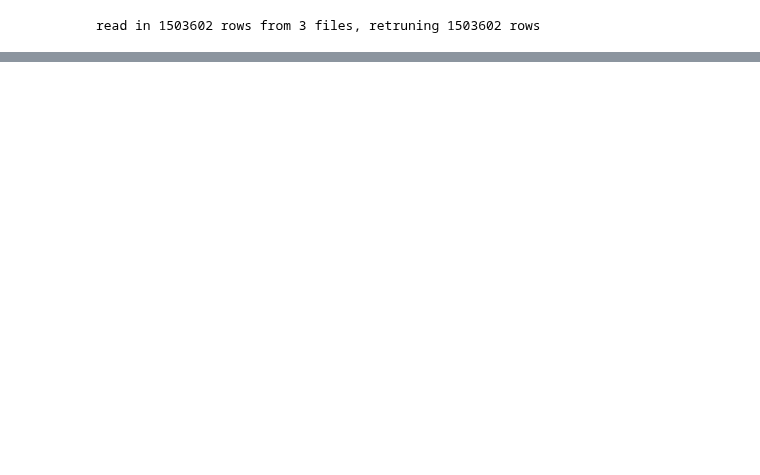
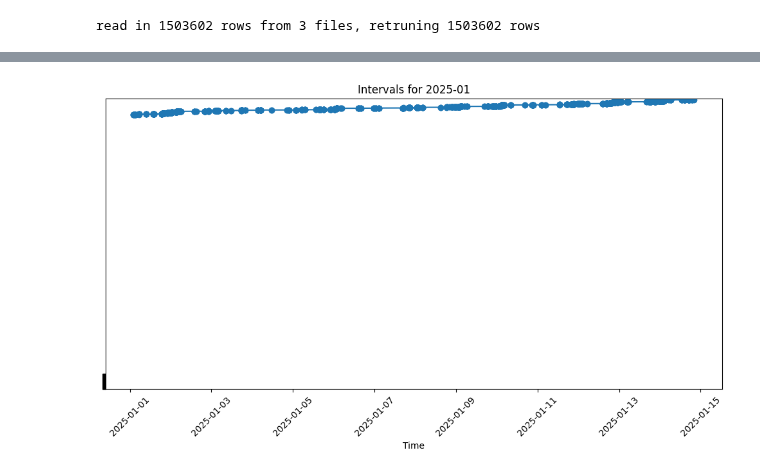
Before and after one commit to AbhikChowdhury6/dataImport, a Jupyter notebook: testIntervalUtils.ipynb, the cells around one changed output, grey strips where cells are left out. Saved outputs shown, nothing was run; the diff lists cells and outputs as text; code cells hidden in the pictures; blank space fills up the shorter version.

```diff
--- a/testIntervalUtils.ipynb
+++ b/testIntervalUtils.ipynb
@@ -96,0 +143,35 @@ intervs = samplesToIntervals()
+# %%
+import matplotlib.pyplot as plt
+
+def plot_intervals_for_month(intervals, year, month):
+    # Filter intervals for the specified month
+    month_intervals = intervals[
+        (intervals['sampleDT'].dt.year == year) &
+        (intervals['sampleDT'].dt.month == month)
+    ]
+
+    # Prepare data for plotting
+    x_values = []
+    y_values = []
+    for i, row in month_intervals.iterrows():
+        x_values.extend([row['sampleDT'], row['endTime']])
+        y_values.extend([i, i])  # Use the index as the y-value to separate lines
+
+    # Plotting
+    fig, ax = plt.subplots(figsize=(10, 6))
+    ax.plot(x_values, y_values, marker='o')
+
+    ax.set_yticks(range(len(month_intervals)))
+    ax.set_yticklabels([])
+    ax.set_xlabel('Time')
+    ax.set_title(f'Intervals for {year}-{month:02d}')
+    plt.xticks(rotation=45)
+    plt.tight_layout()
+    plt.show()
+
+# Example usage
+year = 2025
+month = 1
+plot_intervals_for_month(intervs, year, month)
+# %% [output]
+[figure, added]
```
Also changed, not shown: parts of 8 cells of this notebook, 6 other files.
